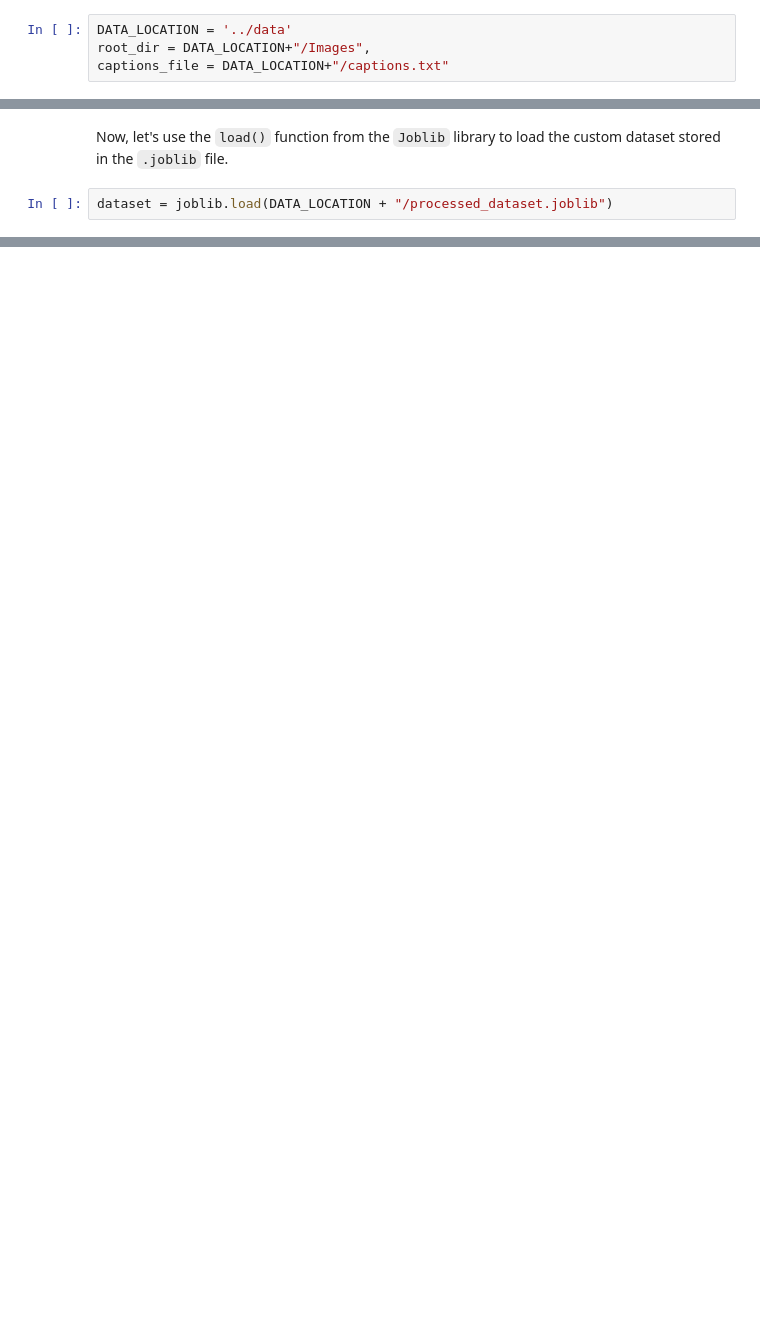
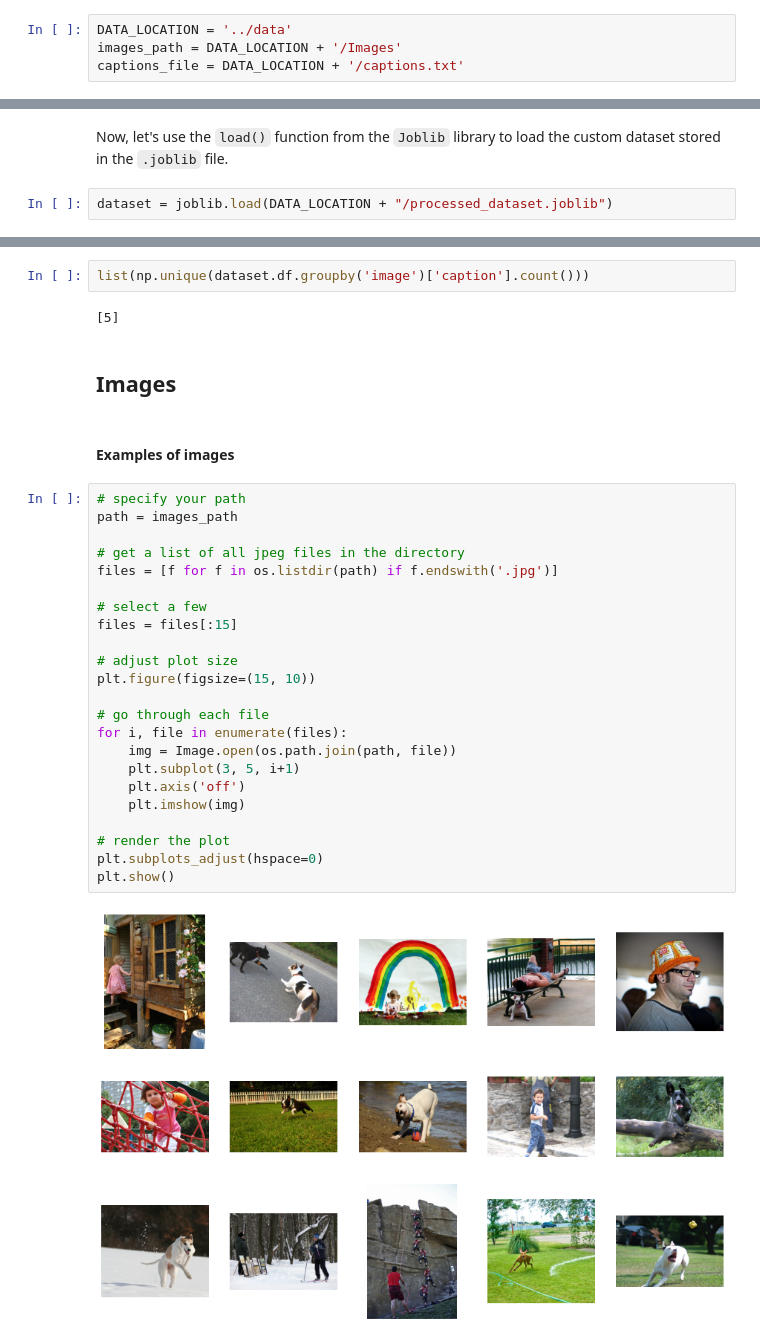
Before and after one commit to DCC-UAB/Image_Captioning, a Jupyter notebook: SRC/EDA.ipynb, the cells around one changed output, grey strips where cells are left out. Cells and saved outputs as stored; diff of their text form; blank space fills up the shorter version.

```diff
--- a/SRC/EDA.ipynb
+++ b/SRC/EDA.ipynb
@@ -17,6 +33,6 @@ import joblib
 **Important**: Change the following paths to match the location where your data is stored.
 # %%
 DATA_LOCATION = '../data'
-root_dir = DATA_LOCATION+"/Images",
-captions_file = DATA_LOCATION+"/captions.txt"
+images_path = DATA_LOCATION + '/Images'
+captions_file = DATA_LOCATION + '/captions.txt'
 # %% [markdown]
@@ -36,0 +69,33 @@ dataset = joblib.load(DATA_LOCATION + "/processed_dataset.joblib")
+# %%
+list(np.unique(dataset.df.groupby('image')['caption'].count()))
+# %% [output]
+[5]
+# %% [markdown]
+## Images
+# %% [markdown]
+#### Examples of images
+# %%
+# specify your path
+path = images_path
+
+# get a list of all jpeg files in the directory
+files = [f for f in os.listdir(path) if f.endswith('.jpg')]
+
+# select a few
+files = files[:15]
+
+# adjust plot size
+plt.figure(figsize=(15, 10))
+
+# go through each file
+for i, file in enumerate(files):
+    img = Image.open(os.path.join(path, file))
+    plt.subplot(3, 5, i+1)
+    plt.axis('off')
+    plt.imshow(img)
+
+# render the plot
+plt.subplots_adjust(hspace=0)
+plt.show()
+# %% [output]
+[figure, added]
```
Also changed, not shown: parts of 43 cells of this notebook, 1 other file.
